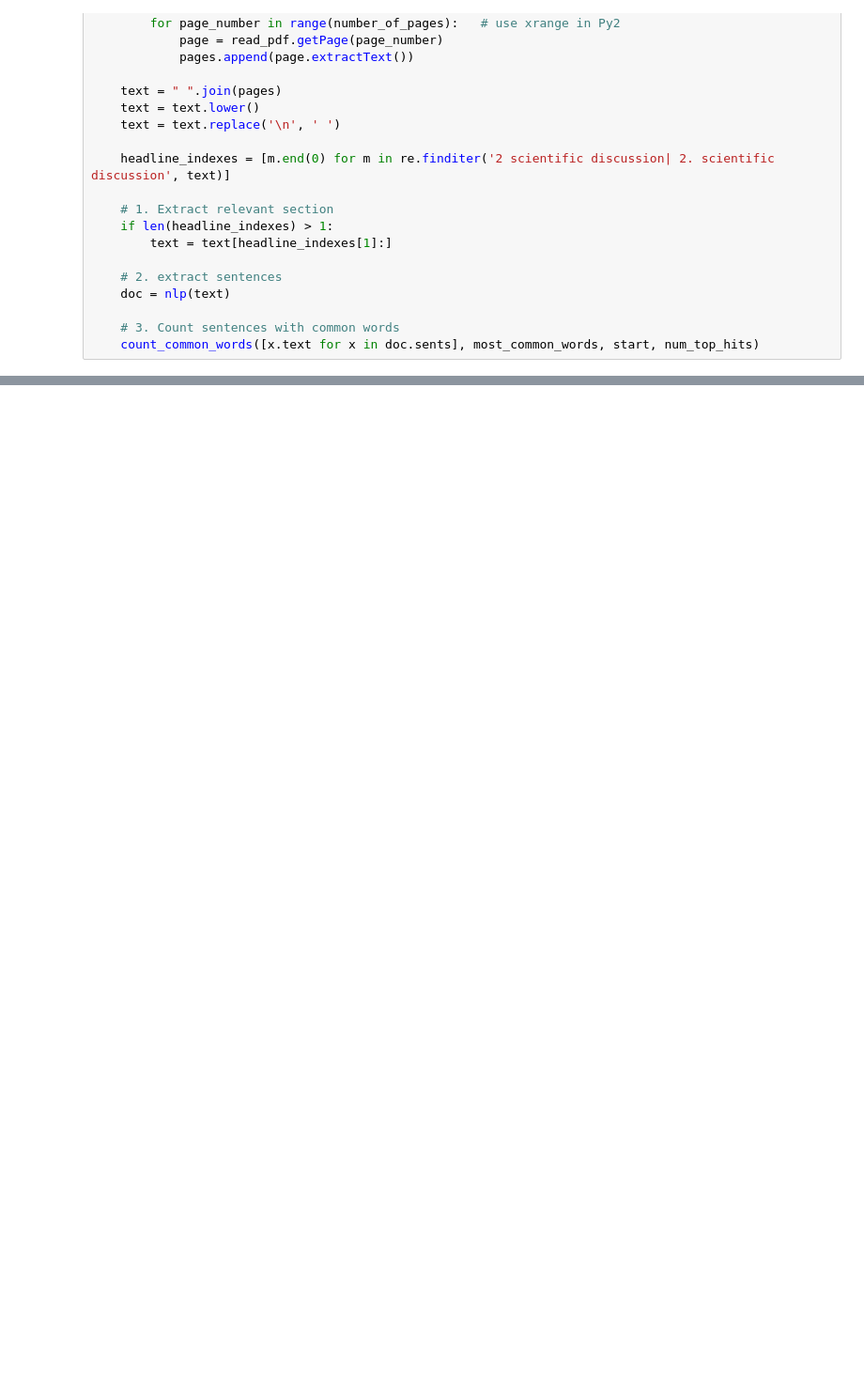
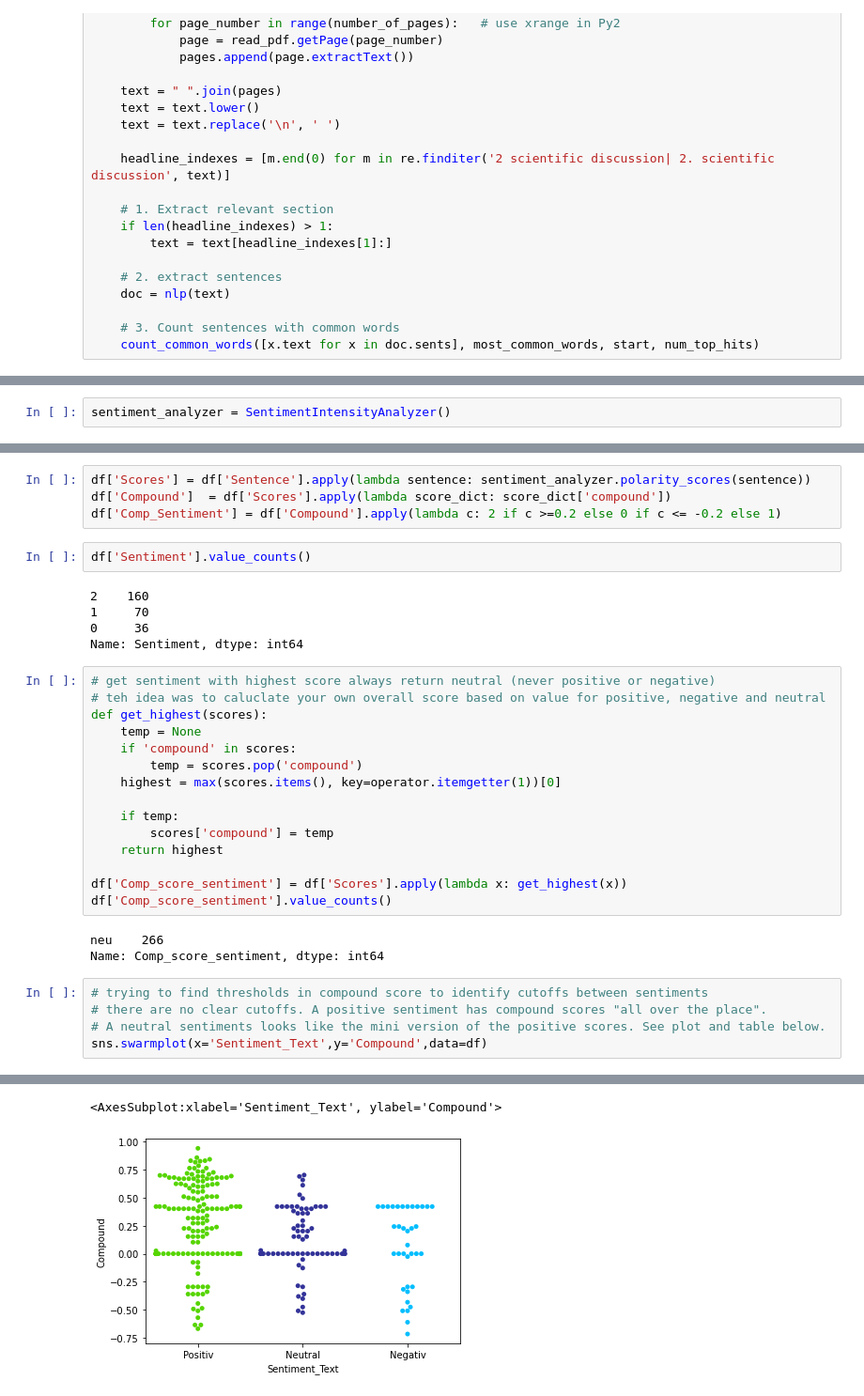
Before and after one commit to PaulIsProgramming/bayer, a Jupyter notebook: Hausaufgabe.ipynb, the cells around one changed output, grey strips where cells are left out. Shown at 94% size. Cells and saved outputs as stored; diff of their text form; blank space fills up the shorter version.

Commit message:
Added 3 methods to classify sentiments

```diff
--- a/Hausaufgabe.ipynb
+++ b/Hausaufgabe.ipynb
@@ -318,0 +449,2 @@ for index, file in enumerate(epar_files):
+# %%
+sentiment_analyzer = SentimentIntensityAnalyzer()
@@ -318,0 +464,35 @@ for index, file in enumerate(epar_files):
+# %%
+df['Scores'] = df['Sentence'].apply(lambda sentence: sentiment_analyzer.polarity_scores(sentence))
+df['Compound']  = df['Scores'].apply(lambda score_dict: score_dict['compound'])
+df['Comp_Sentiment'] = df['Compound'].apply(lambda c: 2 if c >=0.2 else 0 if c <= -0.2 else 1)
+# %%
+df['Sentiment'].value_counts()
+# %% [output]
+2    160
+1     70
+0     36
+Name: Sentiment, dtype: int64
+# %%
+# get sentiment with highest score always return neutral (never positive or negative)
+# teh idea was to caluclate your own overall score based on value for positive, negative and neutral
+def get_highest(scores):
+    temp = None
+    if 'compound' in scores:
+        temp = scores.pop('compound')
+    highest = max(scores.items(), key=operator.itemgetter(1))[0]
+
+    if temp:
+        scores['compound'] = temp
+    return highest
+
+df['Comp_score_sentiment'] = df['Scores'].apply(lambda x: get_highest(x))
+df['Comp_score_sentiment'].value_counts()
+# %% [output]
+neu    266
+Name: Comp_score_sentiment, dtype: int64
+# %%
+# trying to find thresholds in compound score to identify cutoffs between sentiments
+# there are no clear cutoffs. A positive sentiment has compound scores "all over the place".
+# A neutral sentiments looks like the mini version of the positive scores. See plot and table below.
+sns.swarmplot(x='Sentiment_Text',y='Compound',data=df)
+# %% [output]
@@ -318,0 +501,2 @@ for index, file in enumerate(epar_files):
+<AxesSubplot:xlabel='Sentiment_Text', ylabel='Compound'>
+[figure, added]
```
Also changed, not shown: parts of 64 cells of this notebook.
